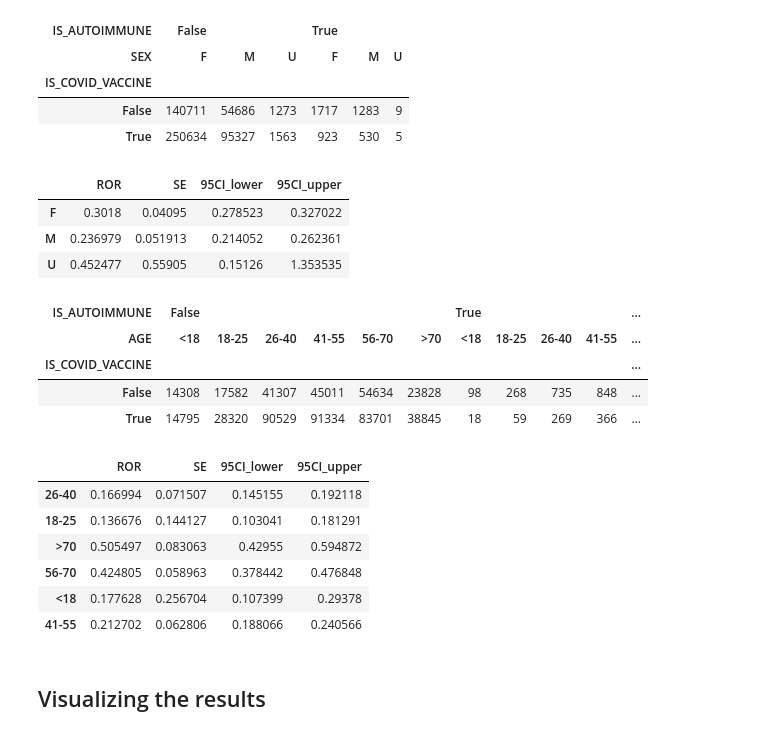
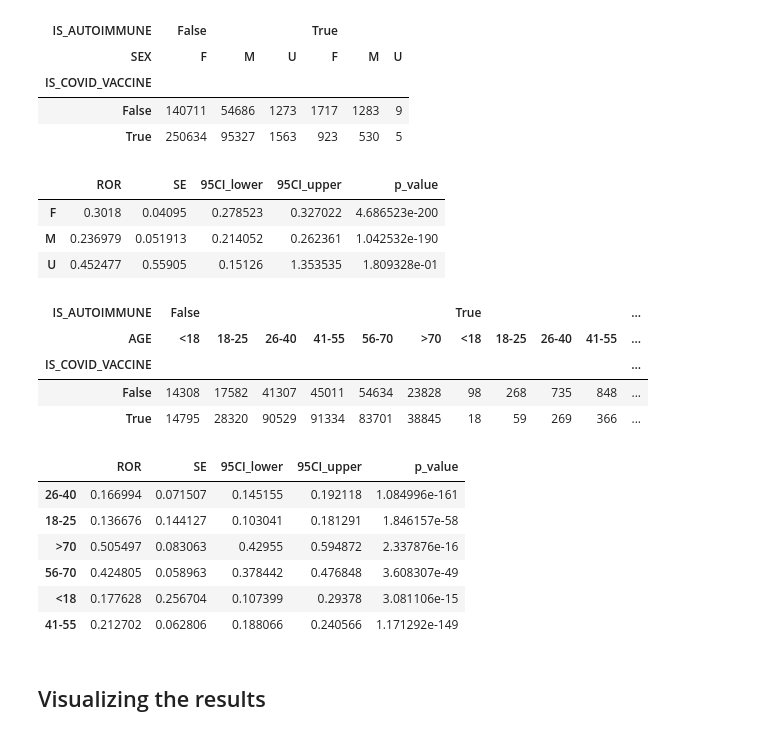
Before and after one commit to chrisvoncsefalvay/covid-19-autoimmune-aefis, a Jupyter notebook: src/Reporting case control study of COVID-19 vaccine AEFIs.ipynb, the cells around one changed output. Saved outputs shown, nothing was run; the diff lists cells and outputs as text; code cells hidden in the pictures.

Commit message:
p-values reverted to scipy's Fisher two-sided test in lieu of Altman-Bland, as that's more accurate. Also, ORs are now calculated by the unconditional Maximum Likelihood Estimate method in scipy.

```diff
--- a/src/Reporting case control study of COVID-19 vaccine AEFIs.ipynb
+++ b/src/Reporting case control study of COVID-19 vaccine AEFIs.ipynb
@@ -248,7 +249,8 @@ for symptom in symptom_iterator:
     c = xt_by_symptom.loc[False, symptom]
     d = xt_by_symptom_total - (a + b + c)
 
-    OR = (a * d) / (c * b) if c * b > 0 else np.nan
+    OR, p_value = scipy.stats.fisher_exact([[a, b], [c, d]])
+    # OR = (a * d) / (c * b) if c * b > 0 else np.nan
     SE = np.sqrt((1/a if a > 0 else 0) + (1/b if b > 0 else 0) + (1/c if c > 0 else 0) + (1/d if d > 0 else 0))
 
     res.loc[symptom, "ROR"] = OR
@@ -259,11 +261,6 @@ for symptom in symptom_iterator:
     res.loc[symptom, "b"] = b
     res.loc[symptom, "c"] = c
     res.loc[symptom, "d"] = d
-
-    # p-value calculated based on Altman and Bland (2011).
-    # doi:10.1136/bmj.d2304
-    z = np.log(OR) / SE
-    res.loc[symptom, "p_value"] = np.e**(-0.717 * z - 0.416 * z**2)
 # %%
 autoimmune_conditions = (
     "Alveolar proteinosis",
@@ -519,18 +516,19 @@ for gender in odds_ratios_by_gender.index:
     c = xt_by_gender[True][gender][False]
     d = xt_by_gender[False][gender][False]
 
-    OR = (a * d) / (c * b) if c * b > 0 else np.nan
+    OR, p_value = scipy.stats.fisher_exact([[a, b], [c, d]])
     SE = np.sqrt((1/a if a > 0 else 0) + (1/b if b > 0 else 0) + (1/c if c > 0 else 0) + (1/d if d > 0 else 0))
 
     odds_ratios_by_gender.loc[gender, "ROR"] = OR
     odds_ratios_by_gender.loc[gender, "SE"] = SE
     odds_ratios_by_gender.loc[gender, "95CI_upper"] = np.e ** (np.log(OR) + 1.96 * SE)
     odds_ratios_by_gender.loc[gender, "95CI_lower"] = np.e ** (np.log(OR) - 1.96 * SE)
+    odds_ratios_by_gender.loc[gender, "p_value"] = p_value
 
 odds_ratios_by_gender
 # %% [output]
-|  | ROR | SE | 95CI_lower | 95CI_upper |
-| F | 0.3018 | 0.04095 | 0.278523 | 0.327022 |
-| M | 0.236979 | 0.051913 | 0.214052 | 0.262361 |
-| U | 0.452477 | 0.55905 | 0.15126 | 1.353535 |
+|  | ROR | SE | 95CI_lower | 95CI_upper | p_value |
+| F | 0.3018 | 0.04095 | 0.278523 | 0.327022 | 4.686523e-200 |
+| M | 0.236979 | 0.051913 | 0.214052 | 0.262361 | 1.042532e-190 |
+| U | 0.452477 | 0.55905 | 0.15126 | 1.353535 | 1.809328e-01 |
 # %%
@@ -547,30 +546,31 @@ xt_by_age_group
 # %%
 odds_ratios_by_age_group = pd.DataFrame(index=list(set([i[1] for i in xt_by_age_group.columns])),
                                      columns=("ROR", "SE", "95CI_lower", "95CI_upper"))
 
-for gender in odds_ratios_by_age_group.index:
-    a = xt_by_age_group[True][gender][True]
-    b = xt_by_age_group[False][gender][True]
-    c = xt_by_age_group[True][gender][False]
-    d = xt_by_age_group[False][gender][False]
+for age_group in odds_ratios_by_age_group.index:
+    a = xt_by_age_group[True][age_group][True]
+    b = xt_by_age_group[False][age_group][True]
+    c = xt_by_age_group[True][age_group][False]
+    d = xt_by_age_group[False][age_group][False]
 
-    OR = (a * d) / (c * b) if c * b > 0 else np.nan
+    OR, p_value = scipy.stats.fisher_exact([[a, b], [c, d]])
     SE = np.sqrt((1/a if a > 0 else 0) + (1/b if b > 0 else 0) + (1/c if c > 0 else 0) + (1/d if d > 0 else 0))
 
-    odds_ratios_by_age_group.loc[gender, "ROR"] = OR
-    odds_ratios_by_age_group.loc[gender, "SE"] = SE
-    odds_ratios_by_age_group.loc[gender, "95CI_upper"] = np.e ** (np.log(OR) + 1.96 * SE)
-    odds_ratios_by_age_group.loc[gender, "95CI_lower"] = np.e ** (np.log(OR) - 1.96 * SE)
+    odds_ratios_by_age_group.loc[age_group, "ROR"] = OR
+    odds_ratios_by_age_group.loc[age_group, "SE"] = SE
+    odds_ratios_by_age_group.loc[age_group, "95CI_upper"] = np.e ** (np.log(OR) + 1.96 * SE)
+    odds_ratios_by_age_group.loc[age_group, "95CI_lower"] = np.e ** (np.log(OR) - 1.96 * SE)
+    odds_ratios_by_age_group.loc[age_group, "p_value"] = p_value
 
 odds_ratios_by_age_group
 # %% [output]
-|  | ROR | SE | 95CI_lower | 95CI_upper |
-| 26-40 | 0.166994 | 0.071507 | 0.145155 | 0.192118 |
-| 18-25 | 0.136676 | 0.144127 | 0.103041 | 0.181291 |
-| >70 | 0.505497 | 0.083063 | 0.42955 | 0.594872 |
-| 56-70 | 0.424805 | 0.058963 | 0.378442 | 0.476848 |
-| <18 | 0.177628 | 0.256704 | 0.107399 | 0.29378 |
-| 41-55 | 0.212702 | 0.062806 | 0.188066 | 0.240566 |
+|  | ROR | SE | 95CI_lower | 95CI_upper | p_value |
+| 26-40 | 0.166994 | 0.071507 | 0.145155 | 0.192118 | 1.084996e-161 |
+| 18-25 | 0.136676 | 0.144127 | 0.103041 | 0.181291 | 1.846157e-58 |
+| >70 | 0.505497 | 0.083063 | 0.42955 | 0.594872 | 2.337876e-16 |
+| 56-70 | 0.424805 | 0.058963 | 0.378442 | 0.476848 | 3.608307e-49 |
+| <18 | 0.177628 | 0.256704 | 0.107399 | 0.29378 | 3.081106e-15 |
+| 41-55 | 0.212702 | 0.062806 | 0.188066 | 0.240566 | 1.171292e-149 |
 # %% [markdown]
 ## Visualizing the results
 # %% [markdown]
```
Also changed, not shown: parts of 4 cells of this notebook.
